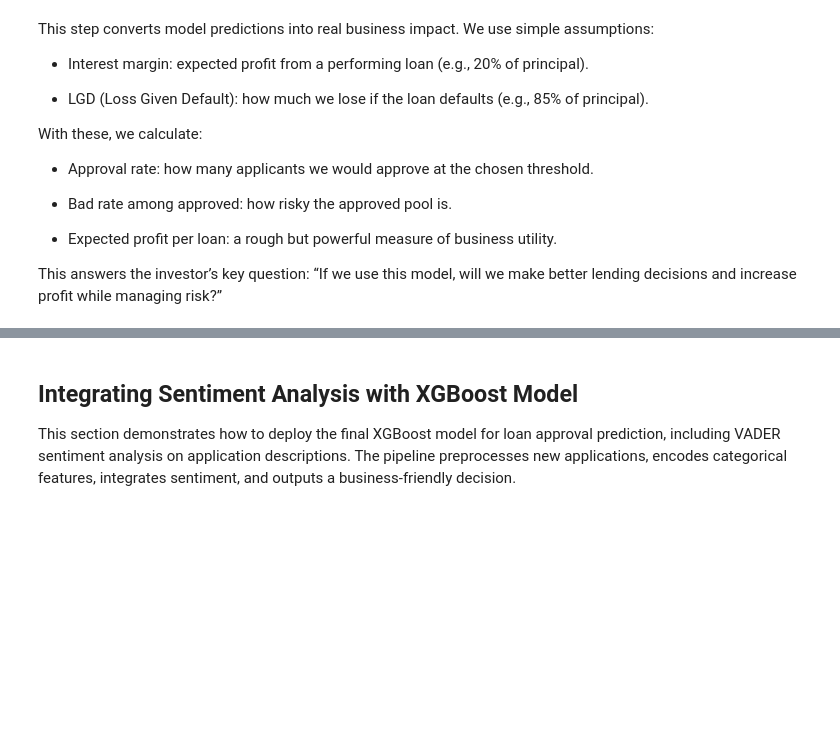
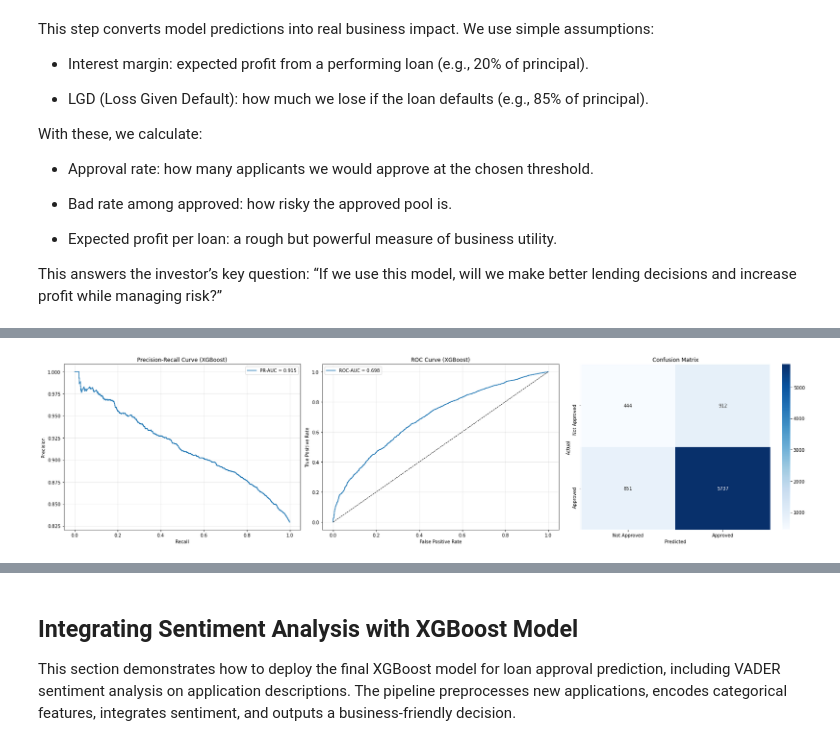
Before and after one commit to KweyuV/Digitizing-Loan-Approvals-for-Financial-Inclusion, a Jupyter notebook: Loan_approval_final.ipynb, the cells around one changed output, grey strips where cells are left out. Cells and saved outputs as stored; diff of their text form; code cells hidden in the pictures; blank space fills up the shorter version.

```diff
--- a/Loan_approval_final.ipynb
+++ b/Loan_approval_final.ipynb
@@ -1234,0 +1238,40 @@ This answers the investor’s key question:
+# %%
+# XGBoost predictions and probabilities (xgb_pred, xgb_proba)
+# y_test: true labels
+
+# Precision-Recall Curve
+precision, recall, _ = precision_recall_curve(y_test, xgb_proba)
+ap = average_precision_score(y_test, xgb_proba)
+
+plt.figure(figsize=(24,6))
+plt.subplot(1,3,1)
+plt.plot(recall, precision, label=f'PR-AUC = {ap:.3f}')
+plt.xlabel('Recall')
+plt.ylabel('Precision')
+plt.title('Precision-Recall Curve (XGBoost)')
+plt.legend()
+plt.grid(alpha=0.3)
+
+# ROC Curve
+fpr, tpr, _ = roc_curve(y_test, xgb_proba)
+roc_auc = roc_auc_score(y_test, xgb_proba)
+plt.subplot(1,3,2)
+plt.plot(fpr, tpr, label=f'ROC-AUC = {roc_auc:.3f}')
+plt.plot([0,1], [0,1], 'k--', linewidth=1)
+plt.xlabel('False Positive Rate')
+plt.ylabel('True Positive Rate')
+plt.title('ROC Curve (XGBoost)')
+plt.legend()
+plt.grid(alpha=0.3)
+
+# Confusion Matrix
+cm = confusion_matrix(y_test, xgb_pred)
+plt.subplot(1,3,3)
+sns.heatmap(cm, annot=True, fmt='d', cmap='Blues', xticklabels=['Not Approved', 'Approved'], yticklabels=['Not Approved', 'Approved'])
+plt.xlabel('Predicted')
+plt.ylabel('Actual')
+plt.title('Confusion Matrix')
+plt.tight_layout()
+plt.show()
+# %% [output]
+[figure, added]
```
Also changed, not shown: parts of 3 cells of this notebook.
